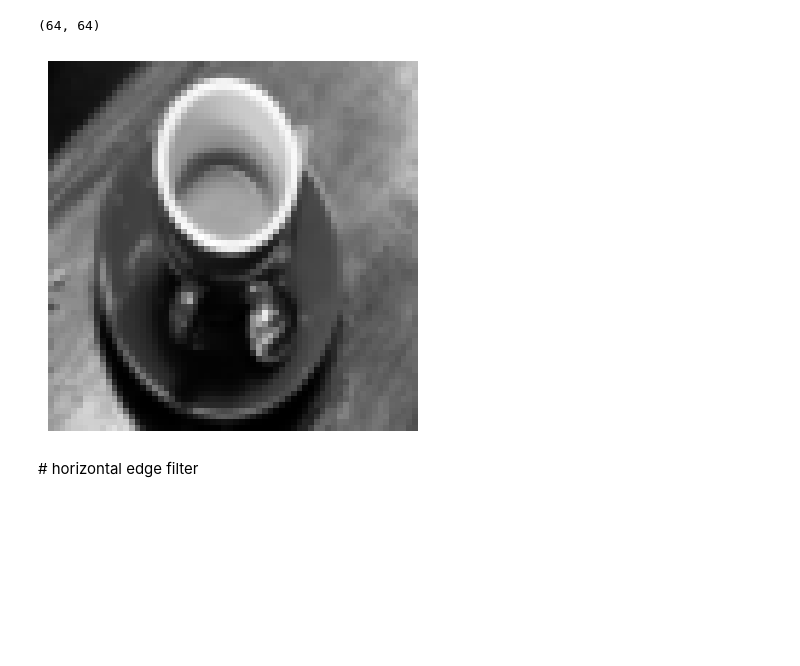
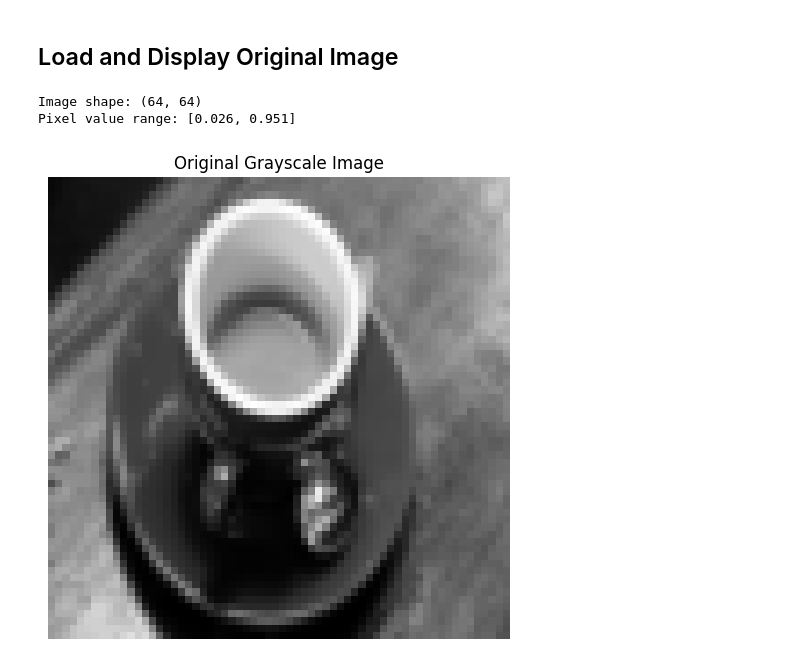
Before and after one commit to cataluna84/Generative_Deep_Learning, a Jupyter notebook: v1/notebooks/02_02_deep_learning_convolutions.ipynb, the cells around one changed output. Saved outputs shown, nothing was run; the diff lists cells and outputs as text; code cells hidden in the pictures; blank space fills up the shorter version.

```diff
--- a/v1/notebooks/02_02_deep_learning_convolutions.ipynb
+++ b/v1/notebooks/02_02_deep_learning_convolutions.ipynb
@@ -35,15 +60,22 @@ View run at https://wandb.ai/cataluna84/generative-deep-learning/runs/qcc823je
+# %% [markdown]
+## Load and Display Original Image
 # %%
+# Load sample image and convert to grayscale
 im = rgb2gray(data.coffee())
-im = resize(im, (64,64))
-print(im.shape)
+im = resize(im, (64, 64))
 
+print(f"Image shape: {im.shape}")
+print(f"Pixel value range: [{im.min():.3f}, {im.max():.3f}]")
+
+plt.figure(figsize=(6, 6))
 plt.axis('off')
-plt.imshow(im, cmap = 'gray');
+plt.title('Original Grayscale Image')
+plt.imshow(im, cmap='gray')
+plt.show()
 
-
+# Log to W&B
 wandb.log({"original_image": wandb.Image(im, caption="Original Grayscale")})
 # %% [output]
-(64, 64)
+Image shape: (64, 64)
+Pixel value range: [0.026, 0.951]
-[figure, old version]
+[figure, new version]
-# %% [markdown]
-# horizontal edge filter
```
Also changed, not shown: parts of 21 cells of this notebook, 14 other files.
